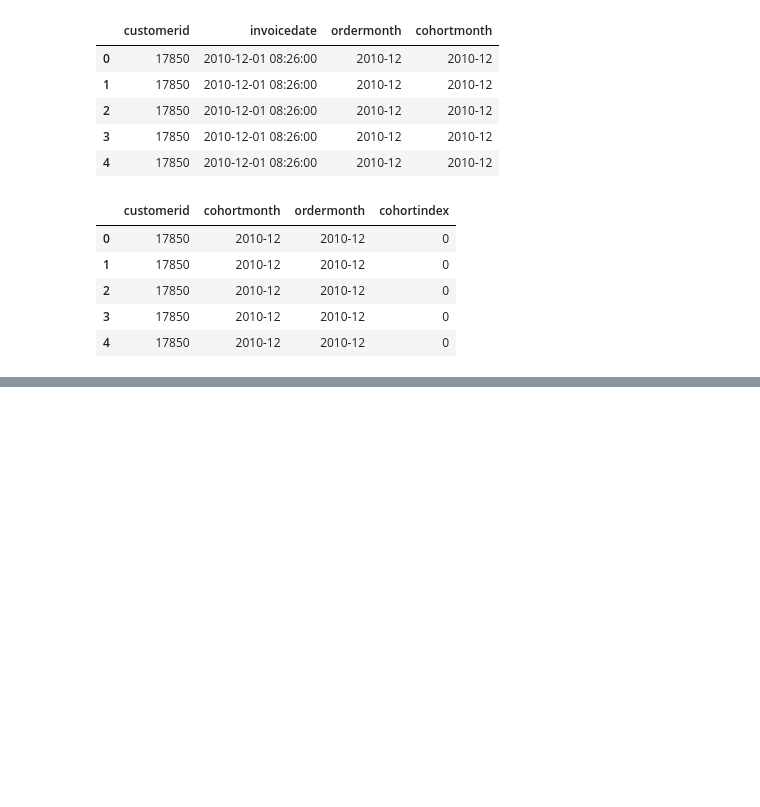
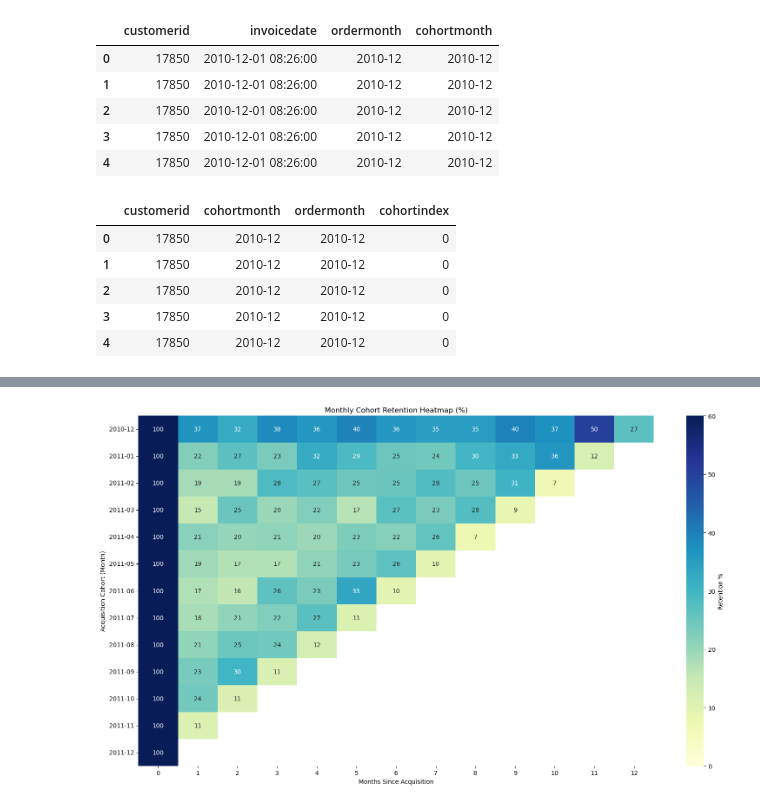
Before and after one commit to itsayushydv/data-analytics-projects, a Jupyter notebook: ecom/notebook/cohort_analysis.ipynb, the cells around one changed output, grey strips where cells are left out. Cells and saved outputs as stored; diff of their text form; code cells hidden in the pictures; blank space fills up the shorter version.

Commit message:
feat: build the retention matrix

```diff
--- a/ecom/notebook/cohort_analysis.ipynb
+++ b/ecom/notebook/cohort_analysis.ipynb
@@ -56,0 +61,8 @@ df[['customerid', 'cohortmonth', 'ordermonth', 'cohortindex']].head()
+# %%
+cohort_data = df.groupby(['cohortmonth', 'cohortindex'])['customerid'].nunique().reset_index()
+cohort_counts = cohort_data.pivot(index='cohortmonth', columns='cohortindex', values='customerid')
+
+cohort_sizes = cohort_counts.iloc[:, 0]
+retention = cohort_counts.divide(cohort_sizes, axis=0) * 100
+
+retention.round(1)
@@ -56,0 +85,12 @@ df[['customerid', 'cohortmonth', 'ordermonth', 'cohortindex']].head()
+# %%
+plt.figure(figsize=(16, 9))
+sns.heatmap(retention, annot=True, fmt='.0f', cmap='YlGnBu', vmin=0, vmax=60,
+            cbar_kws={'label': 'Retention %'})
+plt.title('Monthly Cohort Retention Heatmap (%)')
+plt.xlabel('Months Since Acquisition')
+plt.ylabel('Acquisition Cohort (Month)')
+plt.tight_layout()
+plt.savefig('cohort_retention_heatmap.png', bbox_inches='tight')
+plt.show()
+# %% [output]
+[figure, added]
```
Also changed, not shown: parts of 2 cells of this notebook, 1 other file.
